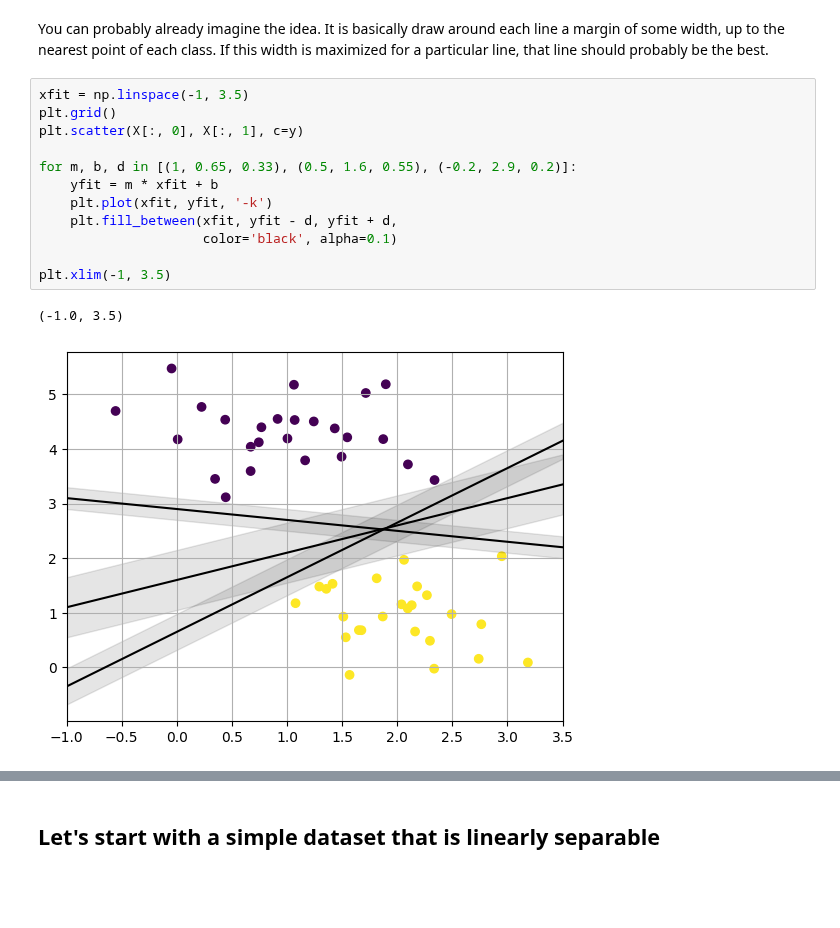
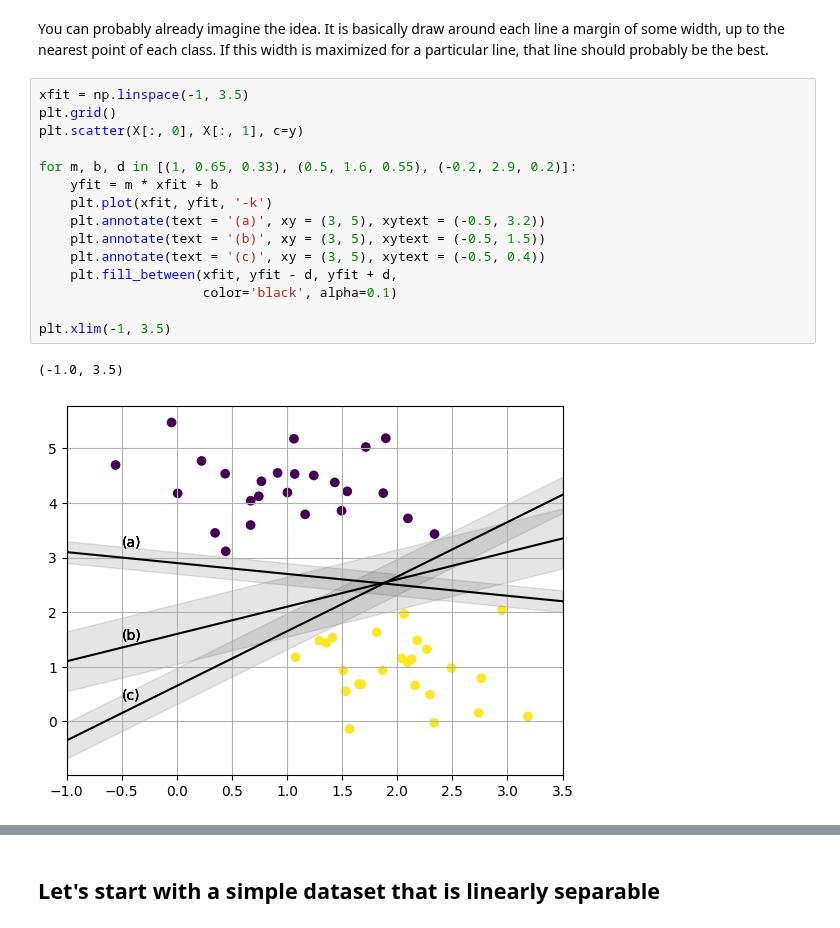
Before and after one commit to chaklam-silpasuwanchai/Python-for-Machine-Learning, a Jupyter notebook: 01 - Supervised/02 - Classification/04 - SVM/01 - SVM.ipynb, the cells around one changed output, grey strips where cells are left out. Drawn from its saved outputs; the diff is of its cells as text; blank space fills up the shorter version.

Commit message:
change the figure of bit

```diff
--- a/01 - Supervised/02 - Classification/04 - SVM/01 - SVM.ipynb
+++ b/01 - Supervised/02 - Classification/04 - SVM/01 - SVM.ipynb
@@ -40,18 +40,21 @@ You can probably already imagine the idea.  It is basically draw around each lin
 # %%
 xfit = np.linspace(-1, 3.5)
 plt.grid()
 plt.scatter(X[:, 0], X[:, 1], c=y)
 
 for m, b, d in [(1, 0.65, 0.33), (0.5, 1.6, 0.55), (-0.2, 2.9, 0.2)]:
     yfit = m * xfit + b
     plt.plot(xfit, yfit, '-k')
+    plt.annotate(text = '(a)', xy = (3, 5), xytext = (-0.5, 3.2))
+    plt.annotate(text = '(b)', xy = (3, 5), xytext = (-0.5, 1.5))
+    plt.annotate(text = '(c)', xy = (3, 5), xytext = (-0.5, 0.4))
     plt.fill_between(xfit, yfit - d, yfit + d,
                      color='black', alpha=0.1)
 
 plt.xlim(-1, 3.5)
 # %% [output]
 (-1.0, 3.5)
-[figure, old version]
+[figure, new version]
 # %% [markdown]
 ## Problem Definition
 
```
Also changed, not shown: parts of 7 cells of this notebook.
